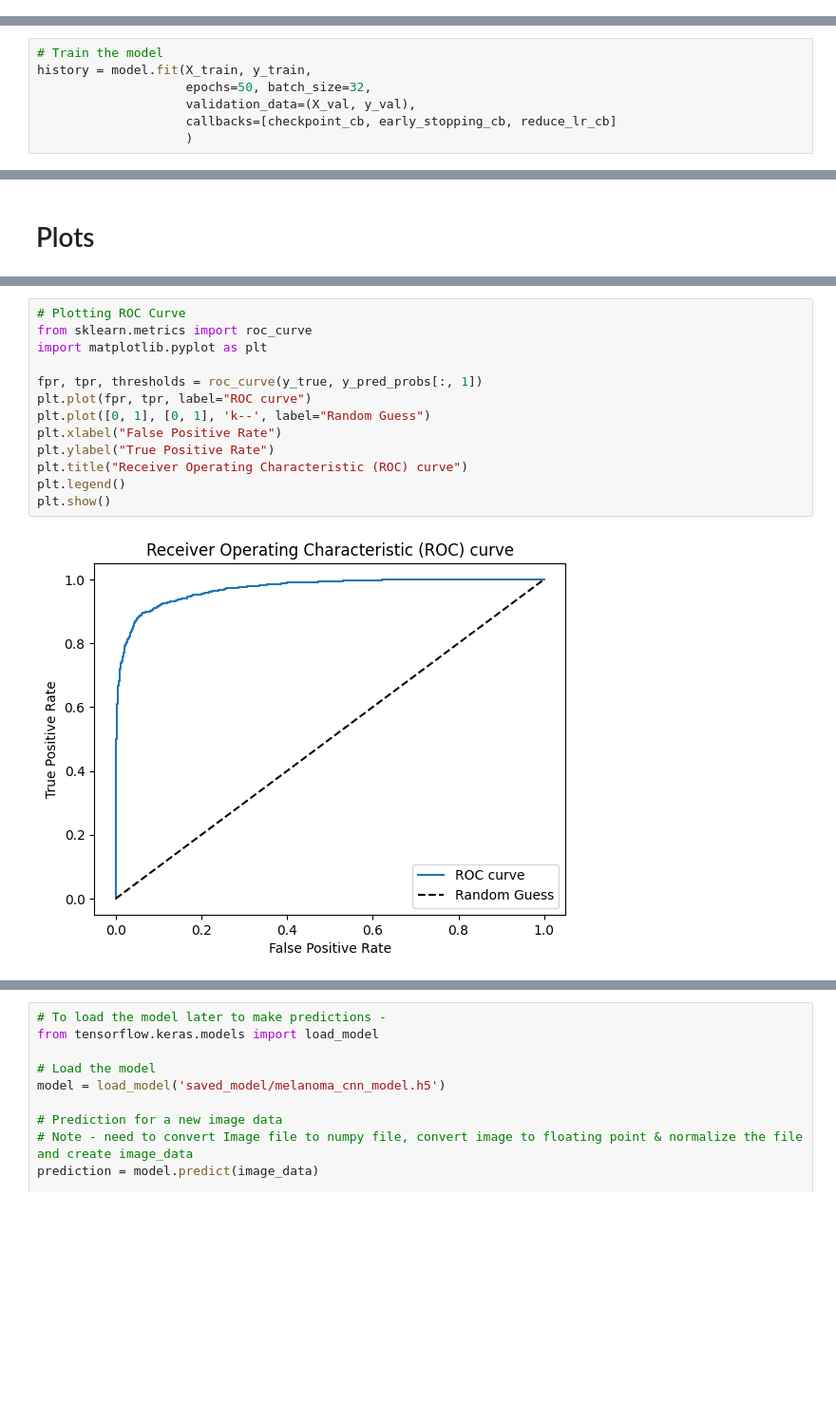
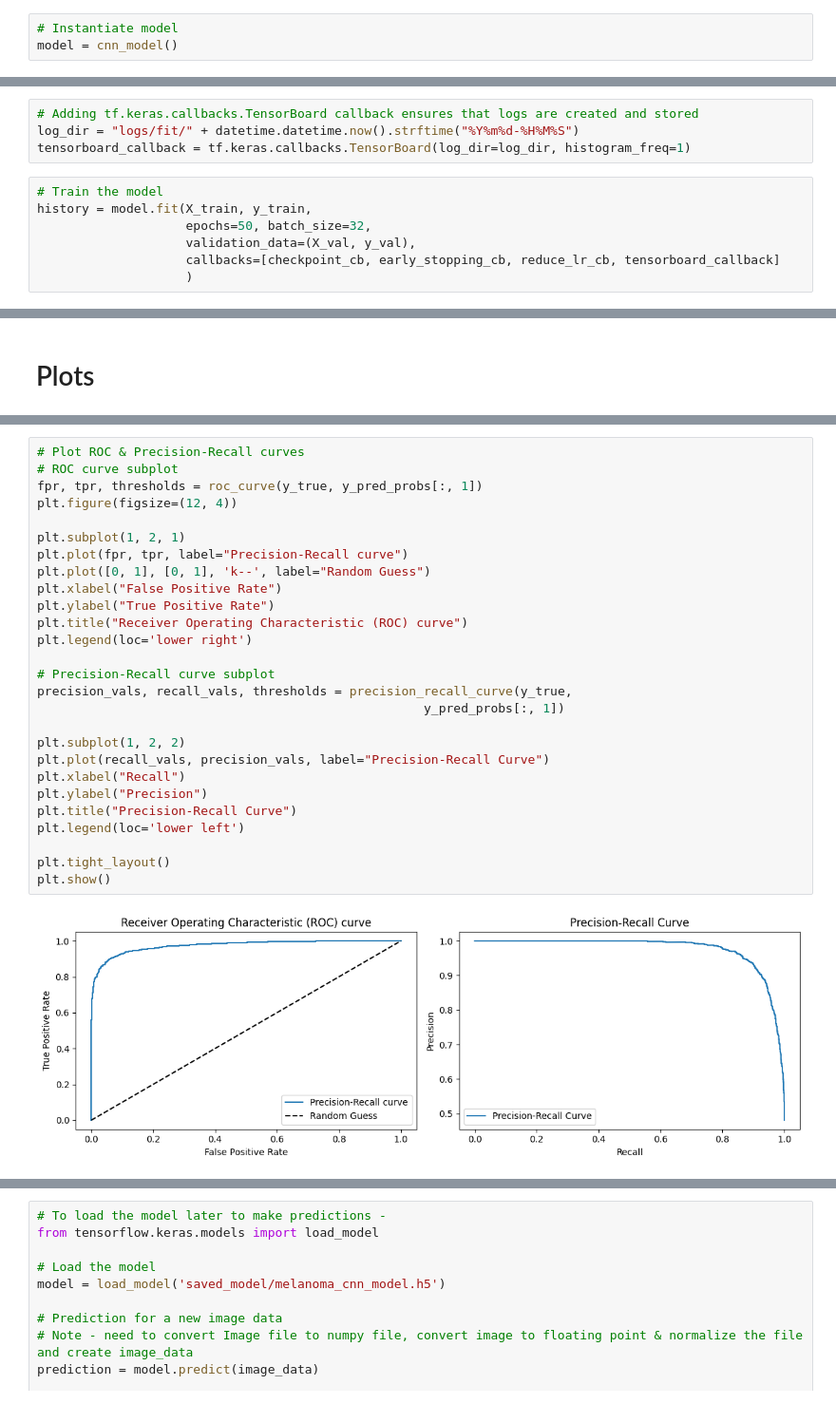
Before and after one commit to sebastianfjrd/Project-3_Group-9, a Jupyter notebook: colab_cnn_model.ipynb, the cells around one changed output, grey strips where cells are left out. Shown: that part at 95% size. Saved outputs shown, nothing was run; the diff lists cells and outputs as text; blank space fills up the shorter version.

Commit message:
updated notebooks, saved CNN model

```diff
--- a/colab_cnn_model.ipynb
+++ b/colab_cnn_model.ipynb
@@ -83,2 +121,5 @@ print(y_test.shape)
+# %%
+# Instantiate model
+model = cnn_model()
 # %%
 # Define a CNN model
@@ -129,9 +191,13 @@ reduce_lr_cb = ReduceLROnPlateau(factor=0.1, patience=3, min_lr=0.00001, monitor
+# %%
+# Adding tf.keras.callbacks.TensorBoard callback ensures that logs are created and stored
+log_dir = "logs/fit/" + datetime.datetime.now().strftime("%Y%m%d-%H%M%S")
+tensorboard_callback = tf.keras.callbacks.TensorBoard(log_dir=log_dir, histogram_freq=1)
 # %%
 # Train the model
 history = model.fit(X_train, y_train,
                     epochs=50, batch_size=32,
                     validation_data=(X_val, y_val),
-                    callbacks=[checkpoint_cb, early_stopping_cb, reduce_lr_cb]
+                    callbacks=[checkpoint_cb, early_stopping_cb, reduce_lr_cb, tensorboard_callback]
                     )
 # %% [output]
 Epoch 1/50
@@ -288,15 +394,29 @@ model.save('/content/drive/My Drive/saved_model/melanoma_cnn_model.keras')
 # %%
-# Plotting ROC Curve
-from sklearn.metrics import roc_curve
-import matplotlib.pyplot as plt
+# Plot ROC & Precision-Recall curves
+# ROC curve subplot
+fpr, tpr, thresholds = roc_curve(y_true, y_pred_probs[:, 1])
+plt.figure(figsize=(12, 4))
 
-fpr, tpr, thresholds = roc_curve(y_true, y_pred_probs[:, 1])
-plt.plot(fpr, tpr, label="ROC curve")
+plt.subplot(1, 2, 1)
+plt.plot(fpr, tpr, label="Precision-Recall curve")
 plt.plot([0, 1], [0, 1], 'k--', label="Random Guess")
 plt.xlabel("False Positive Rate")
 plt.ylabel("True Positive Rate")
 plt.title("Receiver Operating Characteristic (ROC) curve")
-plt.legend()
+plt.legend(loc='lower right')
+
+# Precision-Recall curve subplot
+precision_vals, recall_vals, thresholds = precision_recall_curve(y_true,
+                                                    y_pred_probs[:, 1])
+
+plt.subplot(1, 2, 2)
+plt.plot(recall_vals, precision_vals, label="Precision-Recall Curve")
+plt.xlabel("Recall")
+plt.ylabel("Precision")
+plt.title("Precision-Recall Curve")
+plt.legend(loc='lower left')
+
+plt.tight_layout()
 plt.show()
 # %% [output]
-[figure, old version]
+[figure, new version]
```
Also changed, not shown: parts of 41 cells of this notebook, 14 other files.
